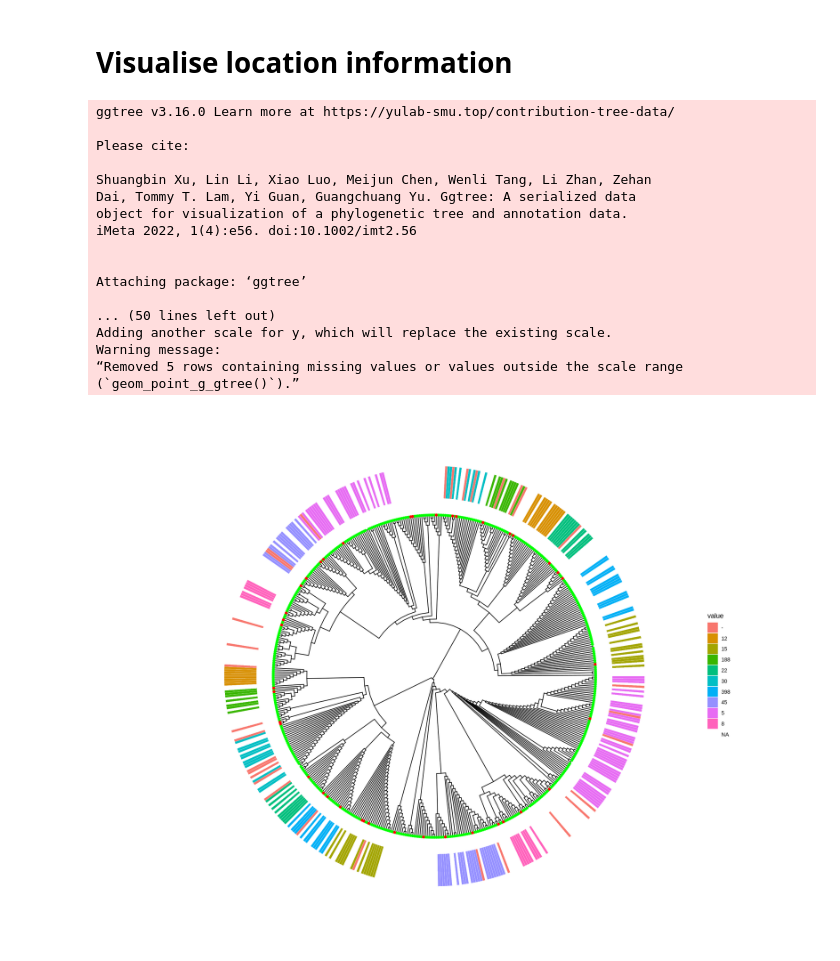
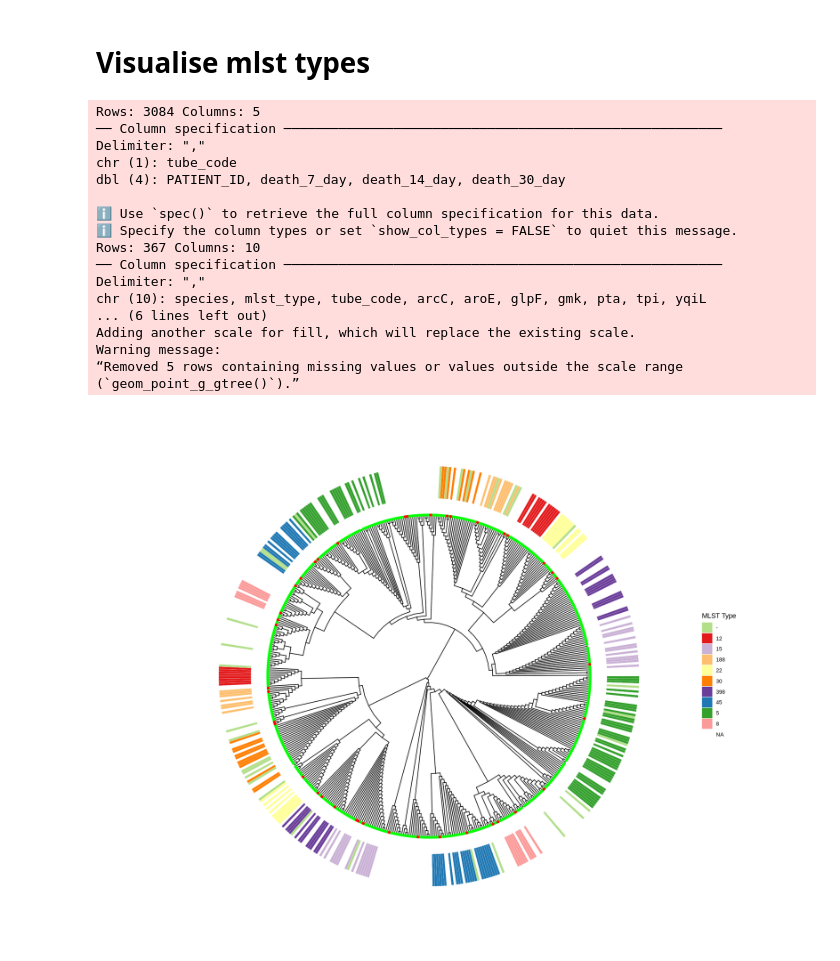
Before and after one commit to ryashpal/alfred-data-analysis, a Jupyter notebook: notebooks/multiple_sequence_alignment/saur/ess_system/03.6_visualise_mlst_types.ipynb, the cells around one changed output. Cells and saved outputs as stored; diff of their text form; code cells hidden in the pictures.

```diff
--- a/notebooks/multiple_sequence_alignment/saur/ess_system/03.6_visualise_mlst_types.ipynb
+++ b/notebooks/multiple_sequence_alignment/saur/ess_system/03.6_visualise_mlst_types.ipynb
@@ -1,5 +1,5 @@
 # %% [markdown]
-# Visualise location information
+# Visualise mlst types
 # %%
 options(repr.plot.width = 16, repr.plot.height = 12)
 
@@ -9,6 +9,7 @@ library(ggplot2)
 library(dplyr)
 library(readr)
 library(tidyr)
+library(RColorBrewer)
 
 tree <- read.tree(
   "~/workspace/genome_data/annotations/s_aureus/gene_sequences/ess_system/tree.nwk"
@@ -31,45 +32,57 @@ tree_data <- p$data
 tree_data <- tree_data %>%
   mutate(tip = ifelse(isTip, label, NA))
 
 tree_data <- left_join(tree_data, mortality_df, by = c("tip" = "tube_code"))
 
 tree_data$death_7_day_color <- ifelse(
   tree_data$isTip, ifelse(tree_data$death_7_day == "1", "red", "green"), "black"
 )
 
 heatmap_data <- df %>%
   left_join(mlst_df, by = "tube_code")
 
 circ <- ggtree(tree, layout = "circular", branch.length = "none")
 
 rownames(heatmap_data) <- heatmap_data$tube_code
 
+mlst_levels <- unique(heatmap_data$mlst_type)
+n_levels <- length(mlst_levels)
+
+pastel_palette <- brewer.pal(n = n_levels, name = "Paired")
+
+names(pastel_palette) <- mlst_levels
+
 p <- gheatmap(
   circ,
   heatmap_data %>% select(mlst_type),
   offset = .2,
   width = .2,
   colnames = FALSE
 ) %<+% tree_data +
-  geom_tippoint(aes(color = I(death_7_day_color)))
+  geom_tippoint(aes(color = I(death_7_day_color))) +
+  scale_fill_manual(
+    values = pastel_palette,
+    name = "MLST Type",
+    na.value = "white"
+  )
 
 p
 # %% [output]
-ggtree v3.16.0 Learn more at https://yulab-smu.top/contribution-tree-data/
+Rows: 3084 Columns: 5
+── Column specification ────────────────────────────────────────────────────────
+Delimiter: ","
+chr (1): tube_code
+dbl (4): PATIENT_ID, death_7_day, death_14_day, death_30_day
 
-Please cite:
-
-Shuangbin Xu, Lin Li, Xiao Luo, Meijun Chen, Wenli Tang, Li Zhan, Zehan
-Dai, Tommy T. Lam, Yi Guan, Guangchuang Yu. Ggtree: A serialized data
-object for visualization of a phylogenetic tree and annotation data.
-iMeta 2022, 1(4):e56. doi:10.1002/imt2.56
-
-
-Attaching package: ‘ggtree’
-
-... (50 lines left out)
-Adding another scale for y, which will replace the existing scale.
+ℹ Use `spec()` to retrieve the full column specification for this data.
+ℹ Specify the column types or set `show_col_types = FALSE` to quiet this message.
+Rows: 367 Columns: 10
+── Column specification ────────────────────────────────────────────────────────
+Delimiter: ","
+chr (10): species, mlst_type, tube_code, arcC, aroE, glpF, gmk, pta, tpi, yqiL
+... (6 lines left out)
+Adding another scale for fill, which will replace the existing scale.
 Warning message:
 “Removed 5 rows containing missing values or values outside the scale range
 (`geom_point_g_gtree()`).”
-[figure, old version]
+[figure, new version]
```
Also changed, not shown: parts of 1 cell of this notebook, 8 other files.
